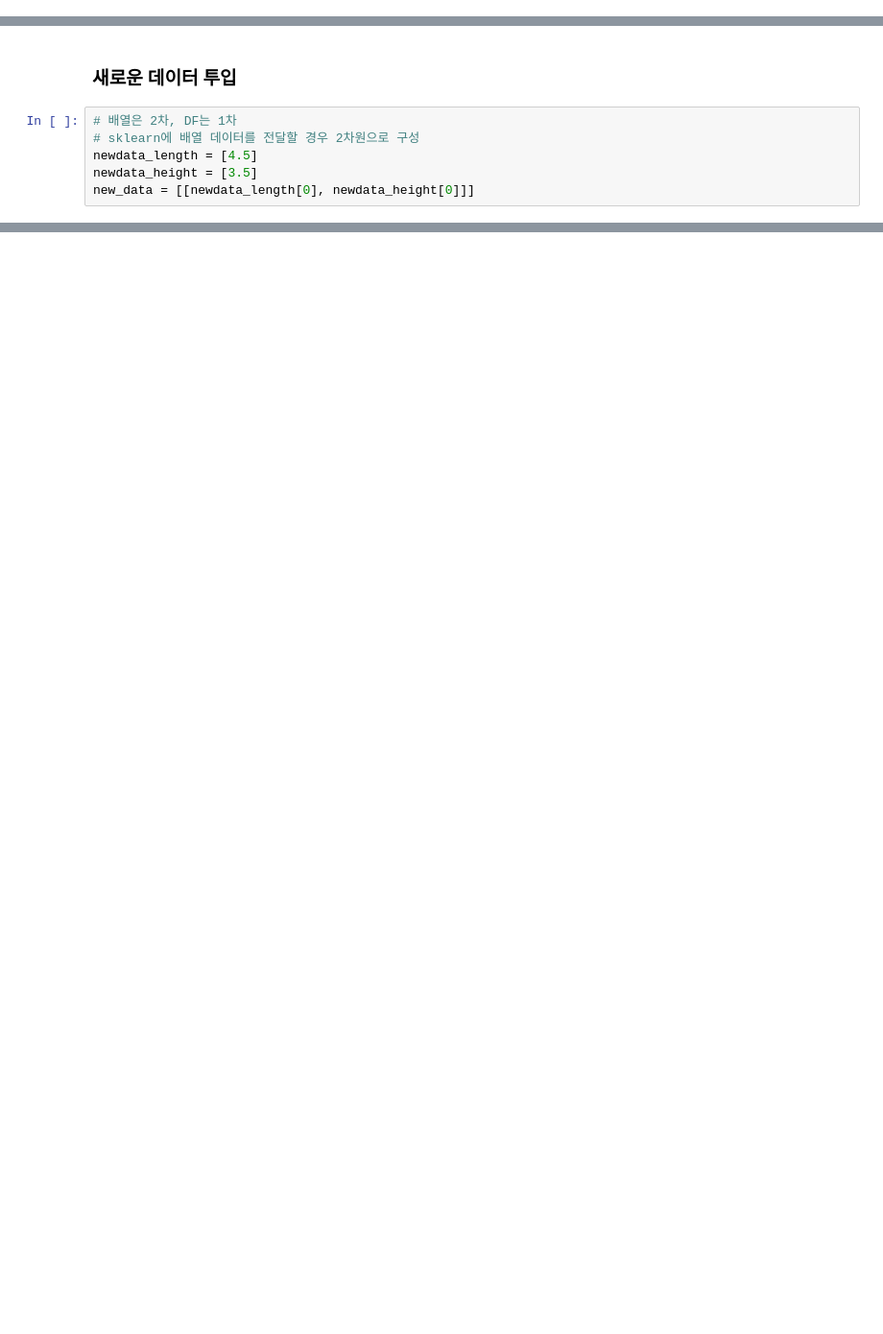
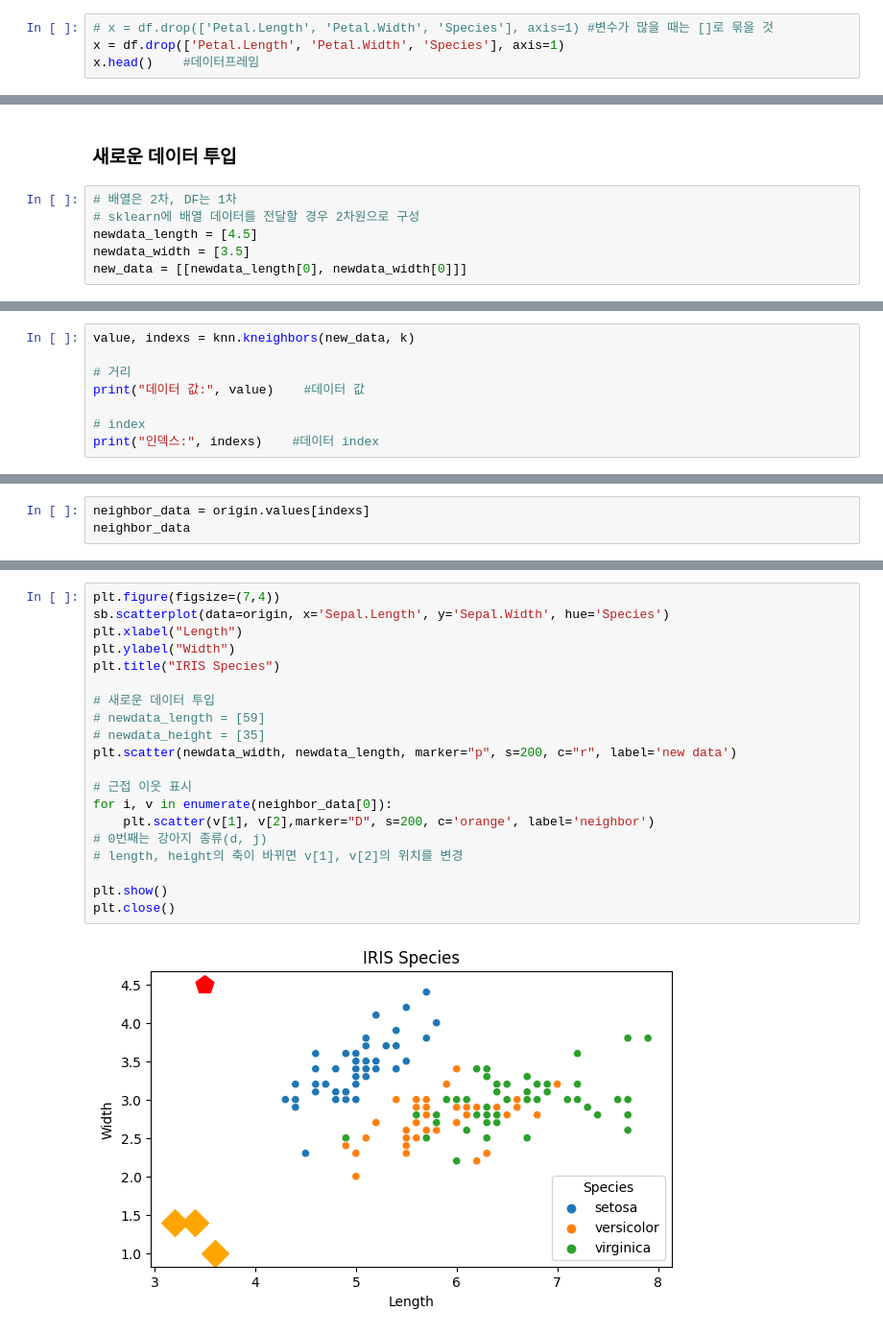
Before and after one commit to jaekim3220/jupyter, a Jupyter notebook: F. 데이터 마이닝/02. Sklearn/연습문제/연습문제2.ipynb, the cells around one changed output, grey strips where cells are left out. Shown: that part at 96% size. Drawn from its saved outputs; the diff is of its cells as text; blank space fills up the shorter version.

```diff
--- a/F. 데이터 마이닝/02. Sklearn/연습문제/연습문제2.ipynb
+++ b/F. 데이터 마이닝/02. Sklearn/연습문제/연습문제2.ipynb
@@ -111,0 +108,4 @@ x.head()    #데이터프레임
+# %%
+# x = df.drop(['Petal.Length', 'Petal.Width', 'Species'], axis=1) #변수가 많을 때는 []로 묶을 것
+x = df.drop(['Petal.Length', 'Petal.Width', 'Species'], axis=1)
+x.head()    #데이터프레임
@@ -152,8 +159,8 @@ array([0, 0, 0, 0, 0, 0, 0, 0, 0, 0, 0, 0, 0, 0, 0, 0, 0, 0, 0, 0, 0, 0,
 # 배열은 2차, DF는 1차
 # sklearn에 배열 데이터를 전달할 경우 2차원으로 구성
 newdata_length = [4.5]
-newdata_height = [3.5]
-new_data = [[newdata_length[0], newdata_height[0]]]
+newdata_width = [3.5]
+new_data = [[newdata_length[0], newdata_width[0]]]
 # %%
 iris_classes = {0:"setosa", 1:"versicolor", 2:"virginica"}
 
@@ -163,0 +175,8 @@ print('데이터:', new_data, "예측:", iris_classes[new_pred[0]])
+# %%
+value, indexs = knn.kneighbors(new_data, k)
+
+# 거리
+print("데이터 값:", value)    #데이터 값
+
+# index
+print("인덱스:", indexs)    #데이터 index
@@ -163,0 +188,3 @@ print('데이터:', new_data, "예측:", iris_classes[new_pred[0]])
+# %%
+neighbor_data = origin.values[indexs]
+neighbor_data
@@ -163,0 +205,22 @@ print('데이터:', new_data, "예측:", iris_classes[new_pred[0]])
+# %%
+plt.figure(figsize=(7,4))
+sb.scatterplot(data=origin, x='Sepal.Length', y='Sepal.Width', hue='Species')
+plt.xlabel("Length")
+plt.ylabel("Width")
+plt.title("IRIS Species")
+
+# 새로운 데이터 투입
+# newdata_length = [59]
+# newdata_height = [35]
+plt.scatter(newdata_width, newdata_length, marker="p", s=200, c="r", label='new data')
+
+# 근접 이웃 표시
+for i, v in enumerate(neighbor_data[0]):
+    plt.scatter(v[1], v[2],marker="D", s=200, c='orange', label='neighbor')
+# 0번째는 강아지 종류(d, j)
+# length, height의 축이 바뀌면 v[1], v[2]의 위치를 변경
+
+plt.show()
+plt.close()
+# %% [output]
+[figure, added]
```
Also changed, not shown: parts of 12 cells of this notebook, 1 other file.
